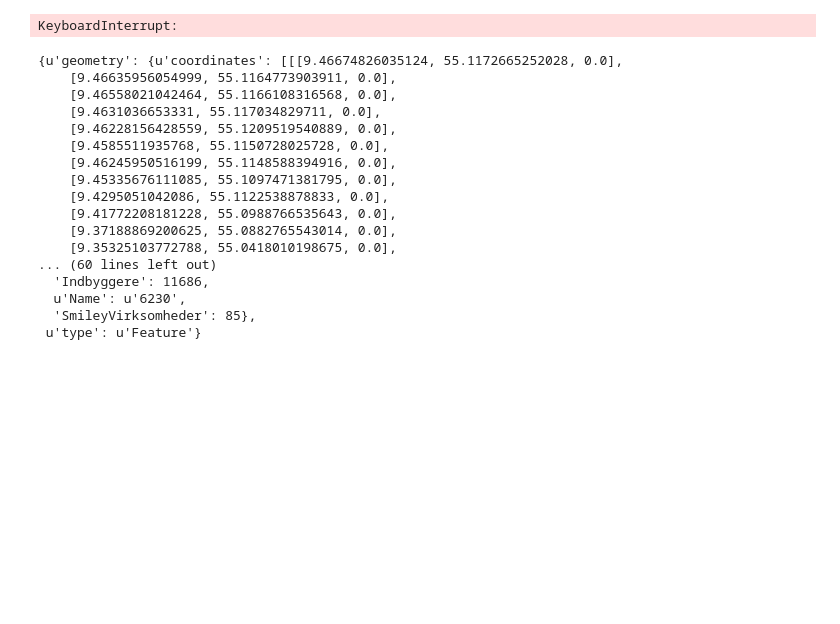
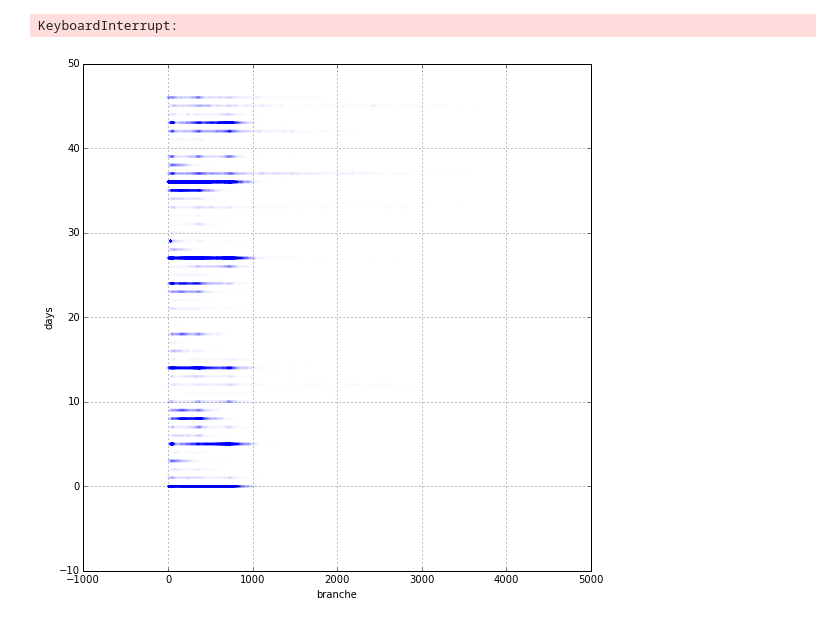
Before and after one commit to Happyzippy/socialdata, a Jupyter notebook: SmileyProject/DataAnalysis.ipynb, the cells around one changed output. Cells and saved outputs as stored; diff of their text form; code cells hidden in the pictures; blank space fills up the shorter version.

```diff
--- a/SmileyProject/DataAnalysis.ipynb
+++ b/SmileyProject/DataAnalysis.ipynb
@@ -487,23 +512,45 @@ Brønshøj
 Vanløse
 119.232931727
 KeyboardInterrupt:
-# %%
-mapdata['features'][300]
-# %% [output]
-{u'geometry': {u'coordinates': [[[9.46674826035124, 55.1172665252028, 0.0],
-    [9.46635956054999, 55.1164773903911, 0.0],
-    [9.46558021042464, 55.1166108316568, 0.0],
-    [9.4631036653331, 55.117034829711, 0.0],
-    [9.46228156428559, 55.1209519540889, 0.0],
-    [9.4585511935768, 55.1150728025728, 0.0],
-    [9.46245950516199, 55.1148588394916, 0.0],
-    [9.45335676111085, 55.1097471381795, 0.0],
-    [9.4295051042086, 55.1122538878833, 0.0],
-    [9.41772208181228, 55.0988766535643, 0.0],
-    [9.37188869200625, 55.0882765543014, 0.0],
-    [9.35325103772788, 55.0418010198675, 0.0],
-... (60 lines left out)
-  'Indbyggere': 11686,
-  u'Name': u'6230',
-  'SmileyVirksomheder': 85},
- u'type': u'Feature'}
+# %%
+# extract kontroller into one column
+columns = ['','naest', 'tredje', 'fjerde']
+kontroller = {};
+for nc in range(0,len(columns)):
+    # generate names
+    column = columns[nc] + 'seneste_kontrol'
+    nextColumn = columns[nc-1] + 'seneste_kontrol' if nc-1 >= 0 else None;
+
+    # generate selector
+    selector = [column, column + '_dato', 'postnr', 'Geo_Lat', 'Geo_Lng', 'pixibranche','Elite_Smiley'];
+    if nextColumn:
+        selector.extend([nextColumn+ '_dato'])
+
+    # select data
+    kontroller[column] = df[selector]
+
+    #rename
+    kontroller[column].rename(columns={column: 'kontrol', column + '_dato': 'dato'}, inplace=True)
+    if nextColumn:
+        kontroller[column].rename(columns={nextColumn + '_dato': 'next_dato'}, inplace=True)
+# concat dict
+kontroller = pd.concat(kontroller)
+# remove nans
+kontroller = kontroller.loc[kontroller.kontrol.map(math.isnan) == False]
+
+branchelabels = {label: i for i, label in enumerate(set(kontroller.pixibranche))}
+kontroller['pixibranche_id'] = kontroller.pixibranche.map(lambda b: labels[b])
+
+kontroller['deltat'] = pd.to_datetime(kontroller.next_dato)-pd.to_datetime(kontroller.dato)
+kontroller['deltat'] = kontroller['deltat'].map(lambda x: x / np.timedelta64(1,'D'));
+# %%
+plt.figure(figsize=(20,20))
+plt.subplot(2,2,1)
+plt.scatter(kontroller.deltat, kontroller.pixibranche_id, alpha=0.005);
+plt.xlabel('branche')
+#plt.xlim(0,24);
+plt.ylabel("days")
+#plt.ylim(0,24);
+plt.grid(True)
+# %% [output]
+[figure, added]
```
Also changed, not shown: parts of 9 cells of this notebook, 4 other files.
